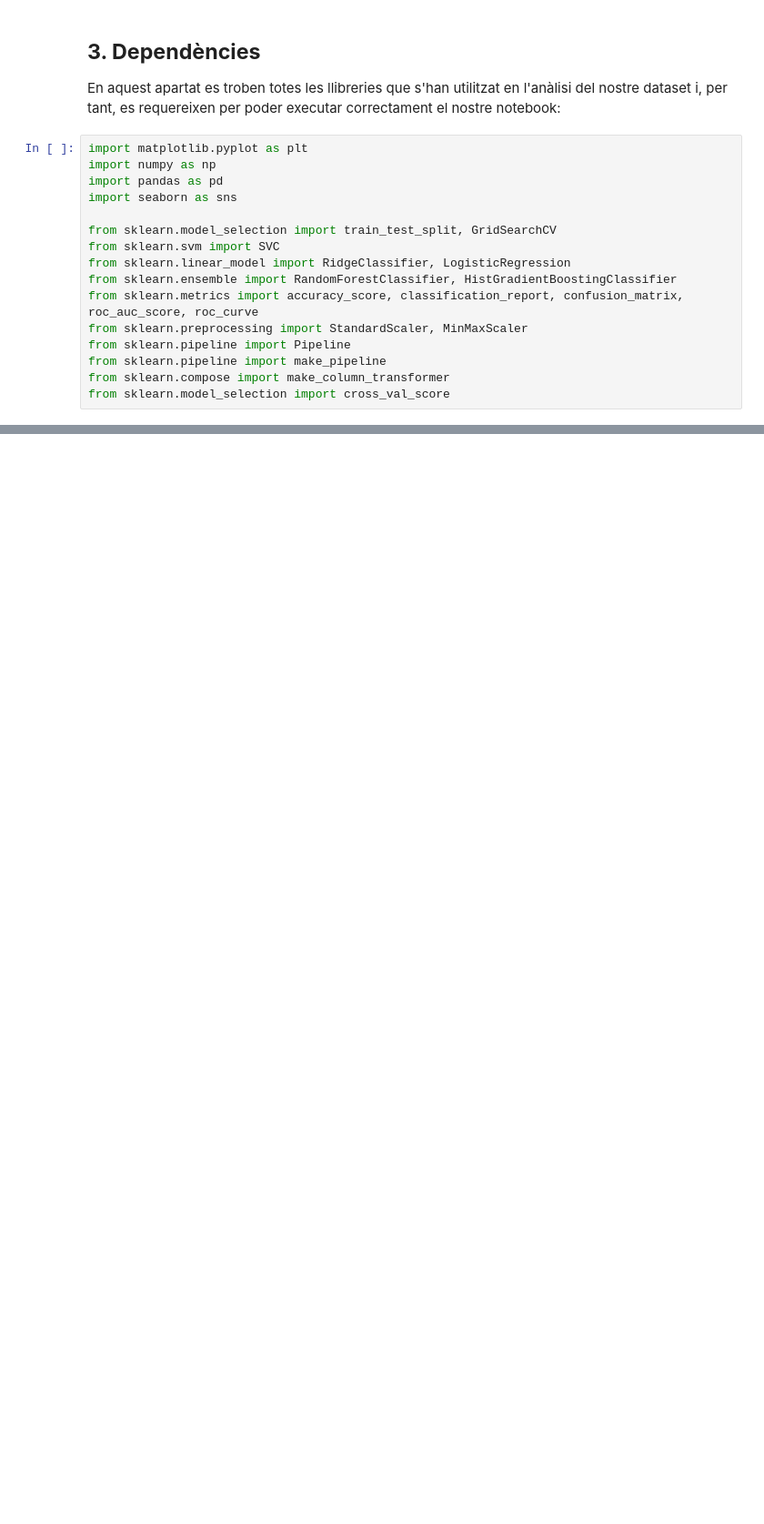
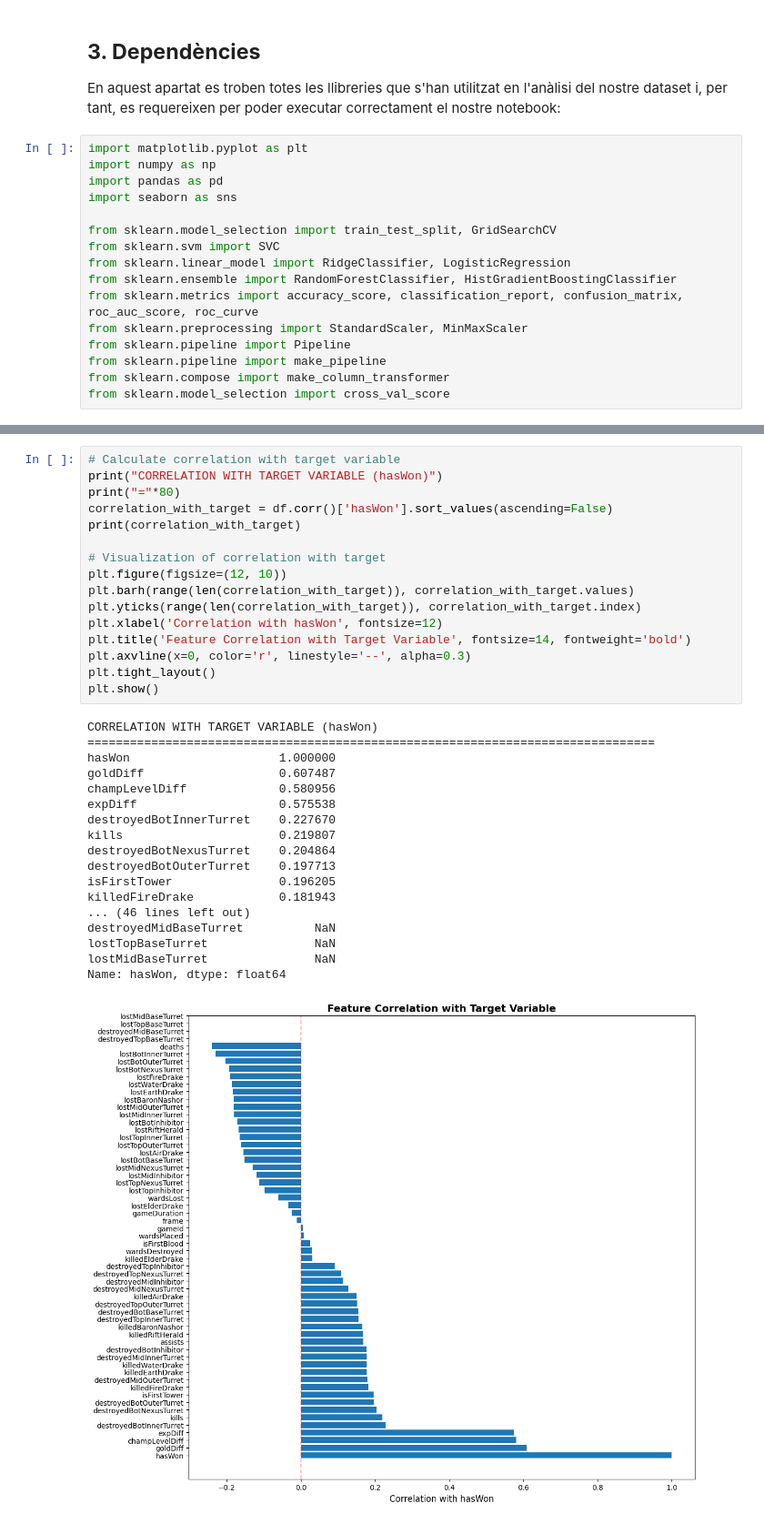
Before and after one commit to NIU1634990/kaggle_lol, a Jupyter notebook: kaggle.ipynb, the cells around one changed output, grey strips where cells are left out. Shown at 91% size. Cells and saved outputs as stored; diff of their text form; blank space fills up the shorter version.

```diff
--- a/kaggle.ipynb
+++ b/kaggle.ipynb
@@ -61,0 +201,35 @@ from sklearn.model_selection import cross_val_score
+# %%
+# Calculate correlation with target variable
+print("CORRELATION WITH TARGET VARIABLE (hasWon)")
+print("="*80)
+correlation_with_target = df.corr()['hasWon'].sort_values(ascending=False)
+print(correlation_with_target)
+
+# Visualization of correlation with target
+plt.figure(figsize=(12, 10))
+plt.barh(range(len(correlation_with_target)), correlation_with_target.values)
+plt.yticks(range(len(correlation_with_target)), correlation_with_target.index)
+plt.xlabel('Correlation with hasWon', fontsize=12)
+plt.title('Feature Correlation with Target Variable', fontsize=14, fontweight='bold')
+plt.axvline(x=0, color='r', linestyle='--', alpha=0.3)
+plt.tight_layout()
+plt.show()
+# %% [output]
+CORRELATION WITH TARGET VARIABLE (hasWon)
+================================================================================
+hasWon                     1.000000
+goldDiff                   0.607487
+champLevelDiff             0.580956
+expDiff                    0.575538
+destroyedBotInnerTurret    0.227670
+kills                      0.219807
+destroyedBotNexusTurret    0.204864
+destroyedBotOuterTurret    0.197713
+isFirstTower               0.196205
+killedFireDrake            0.181943
+... (46 lines left out)
+destroyedMidBaseTurret          NaN
+lostTopBaseTurret               NaN
+lostMidBaseTurret               NaN
+Name: hasWon, dtype: float64
+[figure, added]
```
Also changed, not shown: parts of 23 cells of this notebook.
